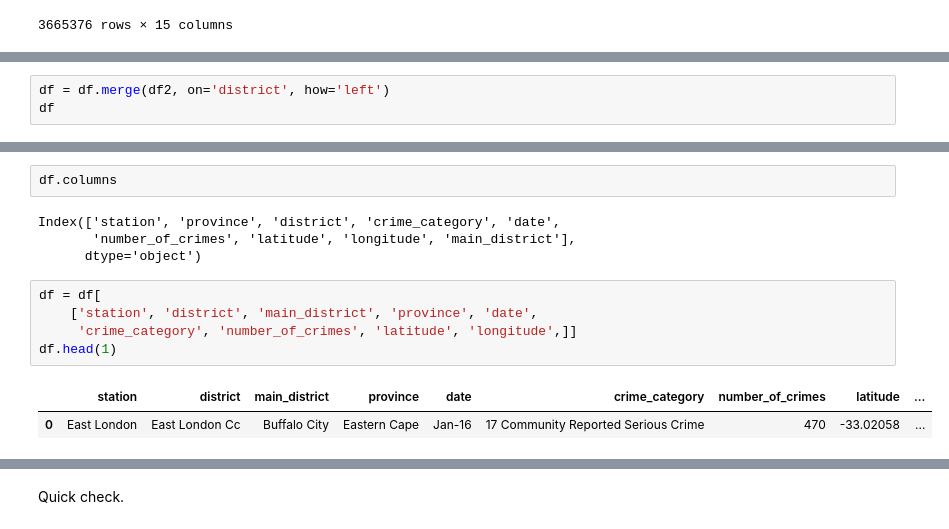
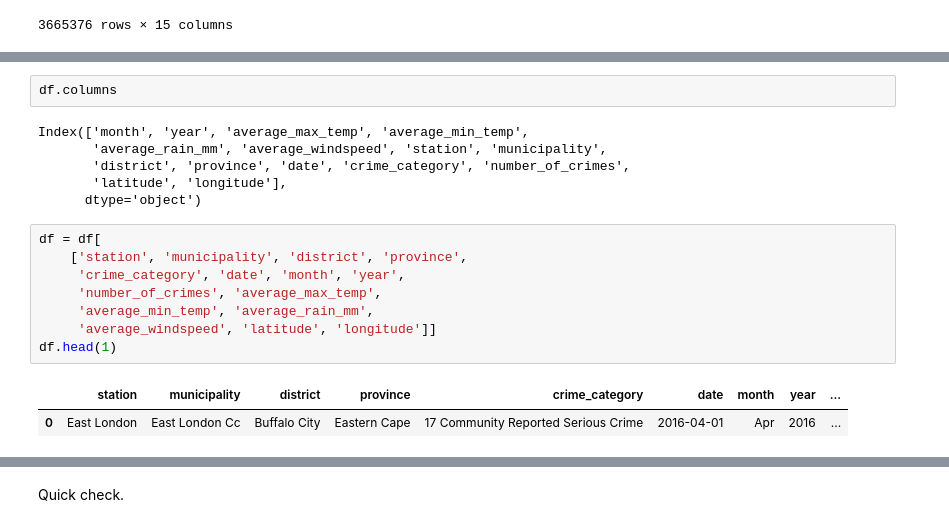
Before and after one commit to OmdenaAI/south-africa-chapter-mapping-urban-v, a Jupyter notebook: src/tasks/task4-eda-visualization/geospatial/sa_yearly_by_district.ipynb, the cells around one changed output, grey strips where cells are left out. Saved outputs shown, nothing was run; the diff lists cells and outputs as text.

```diff
--- a/src/tasks/task4-eda-visualization/geospatial/sa_yearly_by_district.ipynb
+++ b/src/tasks/task4-eda-visualization/geospatial/sa_yearly_by_district.ipynb
@@ -120,3 +128,0 @@ df2
-# %%
-df = df.merge(df2, on='district', how='left')
-df
@@ -137,14 +129,19 @@ df
 # %%
 df.columns
 # %% [output]
-Index(['station', 'province', 'district', 'crime_category', 'date',
-       'number_of_crimes', 'latitude', 'longitude', 'main_district'],
+Index(['month', 'year', 'average_max_temp', 'average_min_temp',
+       'average_rain_mm', 'average_windspeed', 'station', 'municipality',
+       'district', 'province', 'date', 'crime_category', 'number_of_crimes',
+       'latitude', 'longitude'],
       dtype='object')
 # %%
 df = df[
-    ['station', 'district', 'main_district', 'province', 'date',
-     'crime_category', 'number_of_crimes', 'latitude', 'longitude',]]
+    ['station', 'municipality', 'district', 'province',
+     'crime_category', 'date', 'month', 'year',
+     'number_of_crimes', 'average_max_temp',
+     'average_min_temp', 'average_rain_mm',
+     'average_windspeed', 'latitude', 'longitude']]
 df.head(1)
 # %% [output]
-|  | station | district | main_district | province | date | crime_category | number_of_crimes | latitude | ... |
-| 0 | East London | East London Cc | Buffalo City | Eastern Cape | Jan-16 | 17 Community Reported Serious Crime | 470 | -33.02058 | ... |
+|  | station | municipality | district | province | crime_category | date | month | year | ... |
+| 0 | East London | East London Cc | Buffalo City | Eastern Cape | 17 Community Reported Serious Crime | 2016-04-01 | Apr | 2016 | ... |
```
Also changed, not shown: parts of 81 cells of this notebook.
